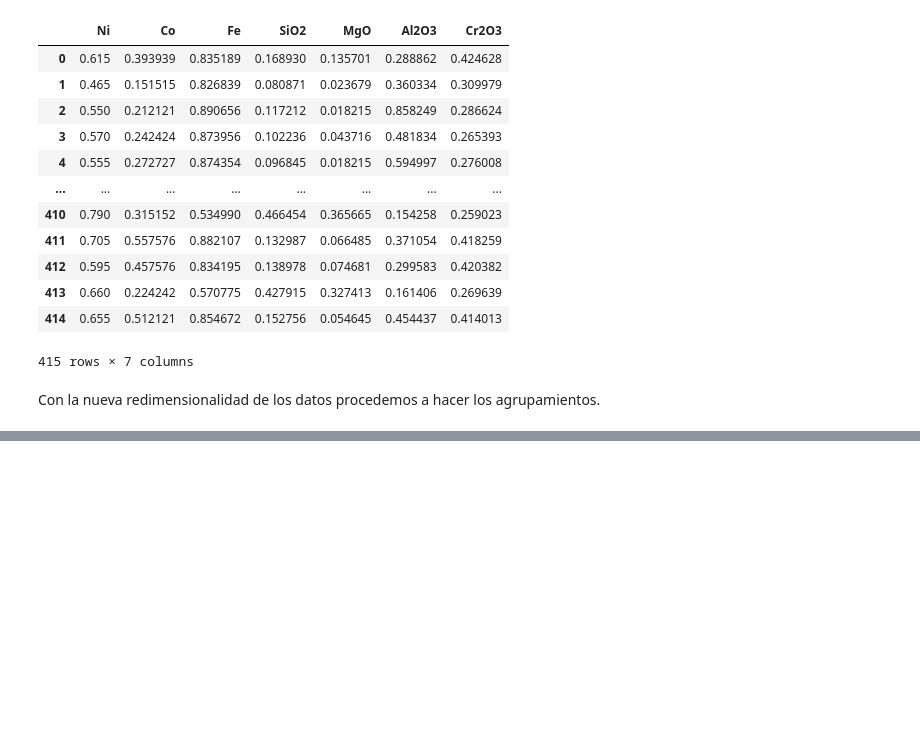
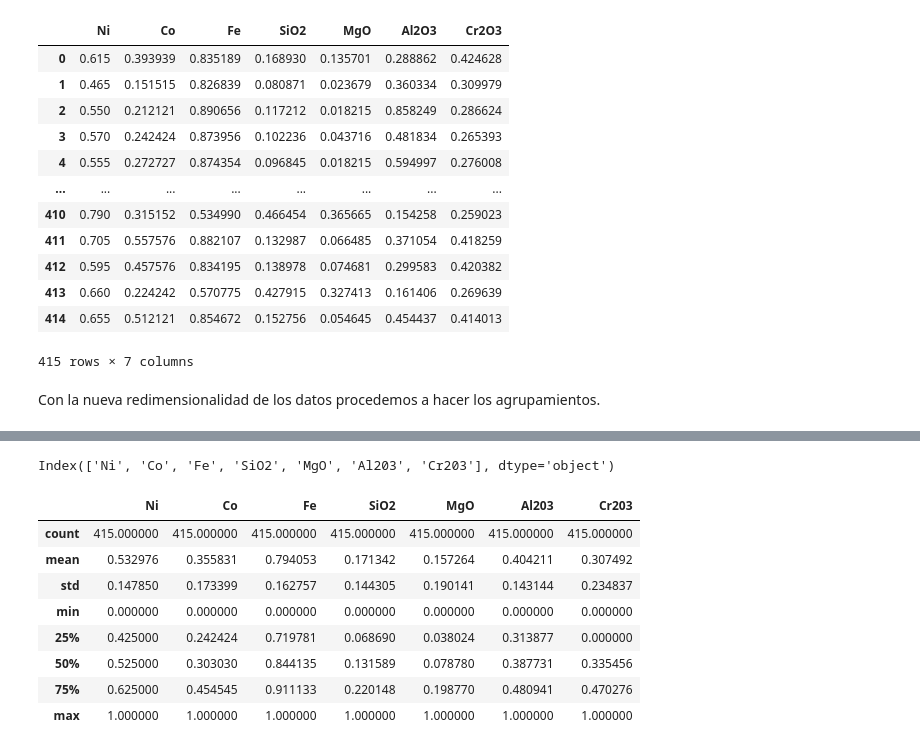
Before and after one commit to roxyconstantine-dev/Proyecto-Final-de-An-lisis-Datos, a Jupyter notebook: untitled1.ipynb, the cells around one changed output, grey strips where cells are left out. Cells and saved outputs as stored; diff of their text form; code cells hidden in the pictures; blank space fills up the shorter version.

```diff
--- a/untitled1.ipynb
+++ b/untitled1.ipynb
@@ -347,0 +395,24 @@ Con la nueva redimensionalidad de los datos procedemos a hacer los agrupamientos
+# %%
+# Mostramos los nombres de variables originales
+data.columns
+
+# Renombrando las variables del DataFrame
+data.columns = ['Ni', 'Co', 'Fe', 'SiO2','MgO','Al203','Cr203']
+data.columns
+# %% [output]
+Index(['Ni', 'Co', 'Fe', 'SiO2', 'MgO', 'Al203', 'Cr203'], dtype='object')
+# %%
+# Se crean listas según el tipo de variable
+string = []
+numeric = ['Ni', 'Co', 'Fe', 'SiO2','MgO','Al203','Cr203']
+data[numeric].describe()
+# %% [output]
+|  | Ni | Co | Fe | SiO2 | MgO | Al203 | Cr203 |
+| count | 415.000000 | 415.000000 | 415.000000 | 415.000000 | 415.000000 | 415.000000 | 415.000000 |
+| mean | 0.532976 | 0.355831 | 0.794053 | 0.171342 | 0.157264 | 0.404211 | 0.307492 |
+| std | 0.147850 | 0.173399 | 0.162757 | 0.144305 | 0.190141 | 0.143144 | 0.234837 |
+| min | 0.000000 | 0.000000 | 0.000000 | 0.000000 | 0.000000 | 0.000000 | 0.000000 |
+| 25% | 0.425000 | 0.242424 | 0.719781 | 0.068690 | 0.038024 | 0.313877 | 0.000000 |
+| 50% | 0.525000 | 0.303030 | 0.844135 | 0.131589 | 0.078780 | 0.387731 | 0.335456 |
+| 75% | 0.625000 | 0.454545 | 0.911133 | 0.220148 | 0.198770 | 0.480941 | 0.470276 |
+| max | 1.000000 | 1.000000 | 1.000000 | 1.000000 | 1.000000 | 1.000000 | 1.000000 |
```
Also changed, not shown: parts of 13 cells of this notebook.
